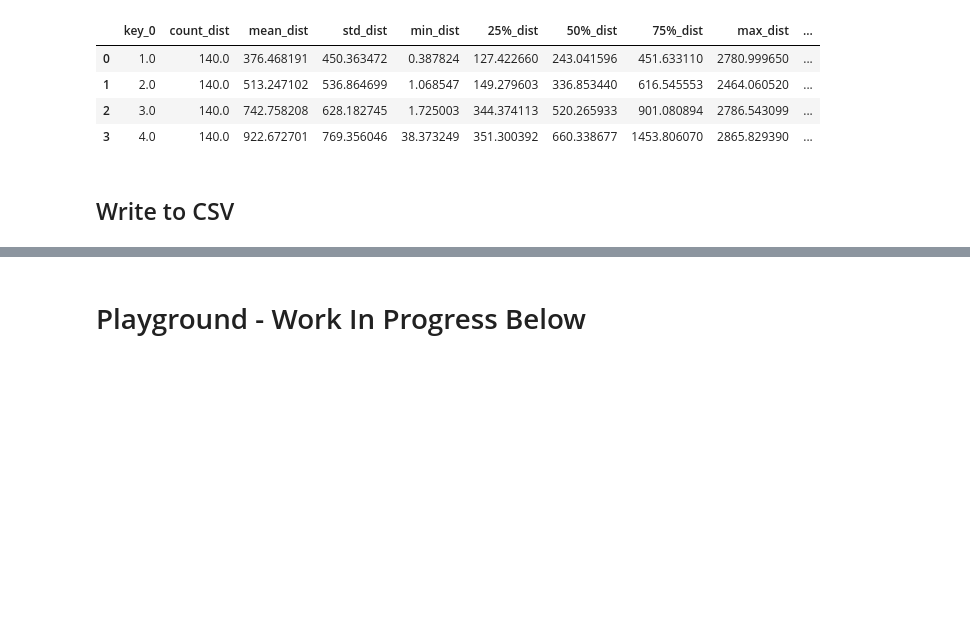
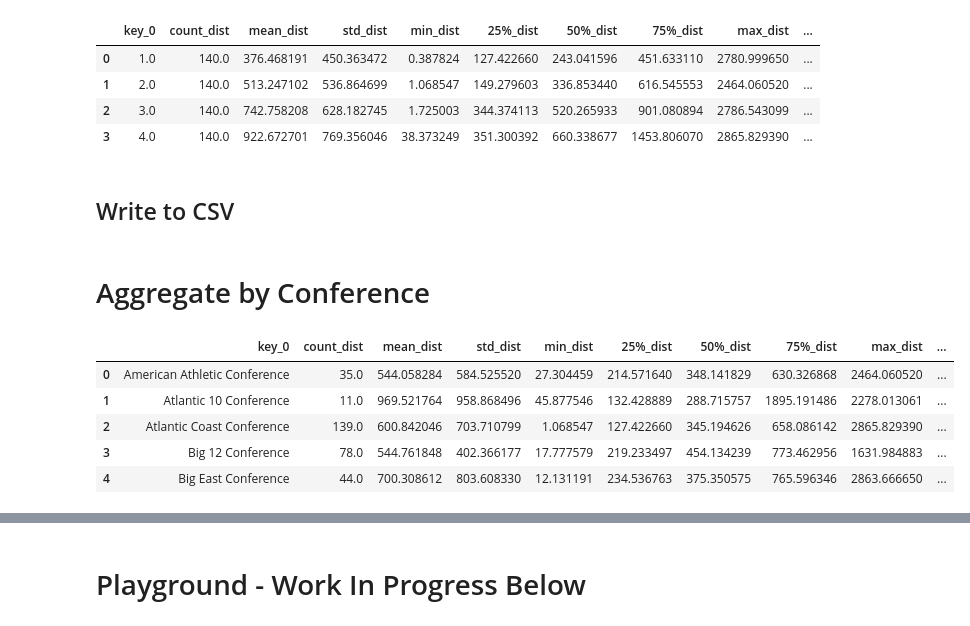
Before and after one commit to laurenoldham1202/final-project, a Jupyter notebook: notebooks/analysis.ipynb, the cells around one changed output, grey strips where cells are left out. Cells and saved outputs as stored; diff of their text form; code cells hidden in the pictures; blank space fills up the shorter version.

```diff
--- a/notebooks/analysis.ipynb
+++ b/notebooks/analysis.ipynb
@@ -249,3 +249,23 @@ seedsMerged
 # this is pulled into QGIS and saved as geojson and converted to .json for proper formatting
 seedsDist.to_csv('../data/cleaned/seeds-by-school.csv')
 seedsMerged.to_csv('../data/cleaned/seeds-overall.csv', index=False)
+# %% [markdown]
+# Aggregate by Conference
+# %%
+# calculate statistics at conference level
+conf = data.groupby('conference').describe()
+
+# merge weighted distance and unweighted distance in single dataframe
+confAll = pd.merge(conf.distance, conf.weightedDist,
+             left_on=conf.distance.index.get_level_values('conference'),
+             right_on=conf.weightedDist.index.get_level_values('conference'),
+             suffixes=('_dist', '_wtDist'))
+
+confAll.head()
+# %% [output]
+|  | key_0 | count_dist | mean_dist | std_dist | min_dist | 25%_dist | 50%_dist | 75%_dist | max_dist | ... |
+| 0 | American Athletic Conference | 35.0 | 544.058284 | 584.525520 | 27.304459 | 214.571640 | 348.141829 | 630.326868 | 2464.060520 | ... |
+| 1 | Atlantic 10 Conference | 11.0 | 969.521764 | 958.868496 | 45.877546 | 132.428889 | 288.715757 | 1895.191486 | 2278.013061 | ... |
+| 2 | Atlantic Coast Conference | 139.0 | 600.842046 | 703.710799 | 1.068547 | 127.422660 | 345.194626 | 658.086142 | 2865.829390 | ... |
+| 3 | Big 12 Conference | 78.0 | 544.761848 | 402.366177 | 17.777579 | 219.233497 | 454.134239 | 773.462956 | 1631.984883 | ... |
+| 4 | Big East Conference | 44.0 | 700.308612 | 803.608330 | 12.131191 | 234.536763 | 375.350575 | 765.596346 | 2863.666650 | ... |
```
Also changed, not shown: parts of 4 cells of this notebook, 3 other files.
